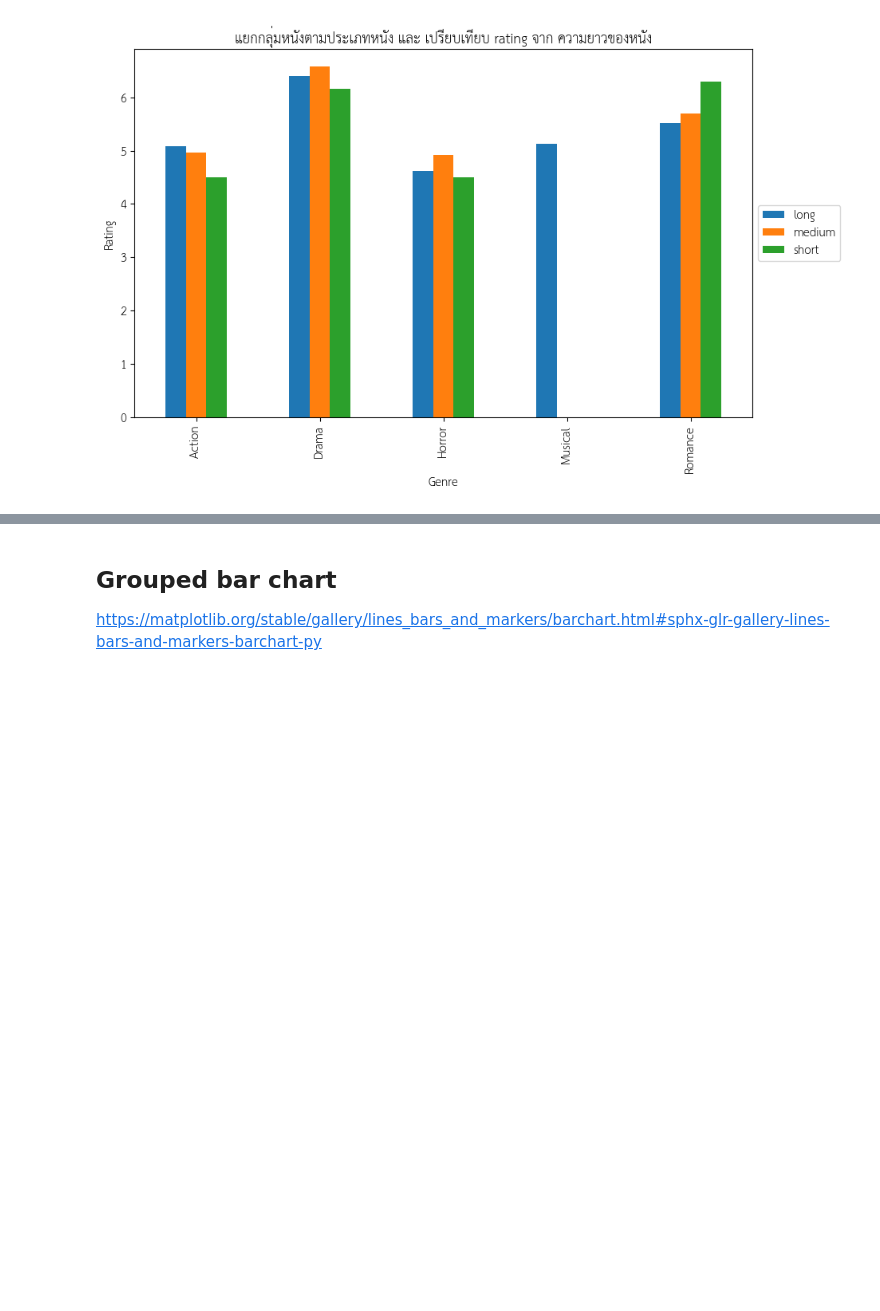
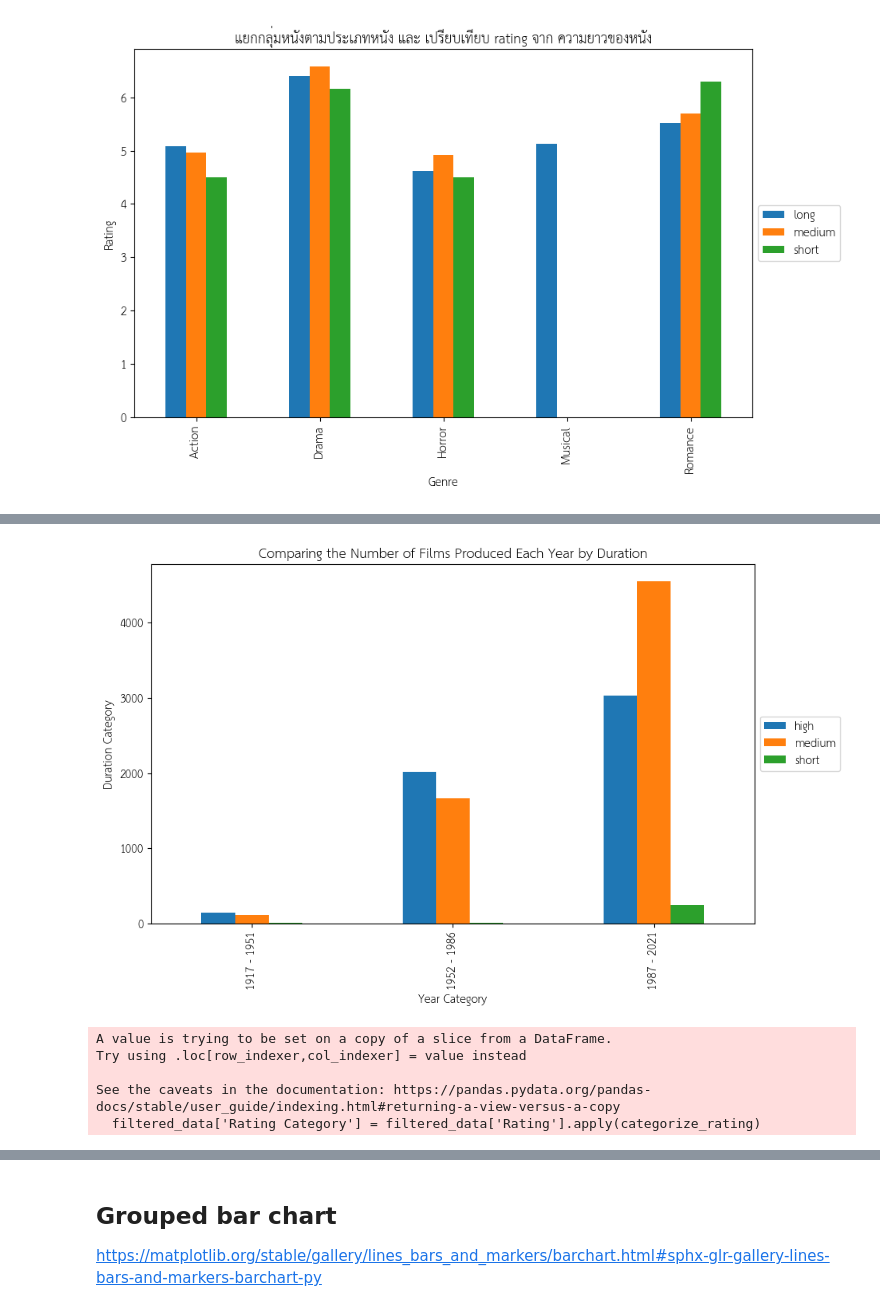
Before and after one commit to Meaiie/python_dataviz2024, a Jupyter notebook: Visualize_Data_Comparison_2024.ipynb, the cells around one changed output, grey strips where cells are left out. Saved outputs shown, nothing was run; the diff lists cells and outputs as text; code cells hidden in the pictures; blank space fills up the shorter version.

```diff
--- a/Visualize_Data_Comparison_2024.ipynb
+++ b/Visualize_Data_Comparison_2024.ipynb
@@ -467,0 +674,12 @@ plt.show()
+# %%
+# Define a function to categorize duration
+def categorize_duration(duration):
+  if duration < 90:
+    return 'short'
+  elif 90 <= duration <= 150:
+    return 'medium'
+  else:
+    return 'high'
+
+# Apply the function to create a new column 'Duration Category'
+filtered_data['Duration Category'] = pd.to_numeric(filtered_data['Duration']).apply(categorize_duration)
@@ -467,0 +692,3 @@ plt.show()
+# %%
+group = filtered_data.groupby(['Year Category','Duration Category'])['Duration Category'].count().unstack()
+group
@@ -467,0 +701,36 @@ plt.show()
+# %%
+# Create the grouped bar chart
+group.plot(kind='bar', figsize=(10, 6))
+
+# Add labels and title
+plt.ylabel('Duration Category')
+plt.xlabel('Year Category')
+plt.title('Comparing the Number of Films Produced Each Year by Duration')
+
+# Move the legend outside the graph
+plt.legend(loc='center left', bbox_to_anchor=(1.0, 0.5))
+
+# Display the chart
+plt.show()
+# %% [output]
+[figure, added]
+# %%
+# prompt: แบ่ง rating เป็น 0 - 4 , 5-7 , 8-10
+
+# Define a function to categorize ratings
+def categorize_rating(rating):
+  if 0 <= rating < 5:
+    return '0 - 4'
+  elif 5 <= rating < 8:
+    return '5 - 7'
+  else:
+    return '8 - 10'
+
+# Apply the function to create a new column 'Rating Category'
+filtered_data['Rating Category'] = filtered_data['Rating'].apply(categorize_rating)
+# %% [output]
+A value is trying to be set on a copy of a slice from a DataFrame.
+Try using .loc[row_indexer,col_indexer] = value instead
+
+See the caveats in the documentation: https://pandas.pydata.org/pandas-docs/stable/user_guide/indexing.html#returning-a-view-versus-a-copy
+  filtered_data['Rating Category'] = filtered_data['Rating'].apply(categorize_rating)
```
Also changed, not shown: parts of 53 cells of this notebook.
